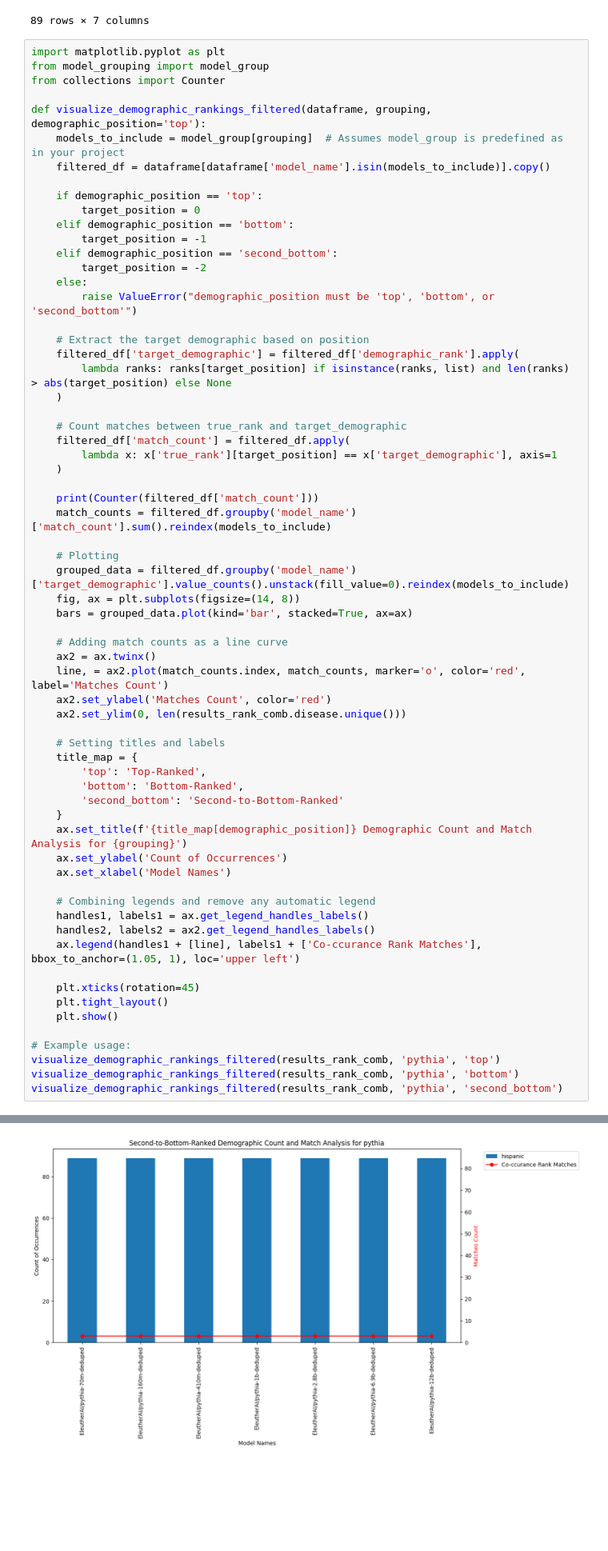
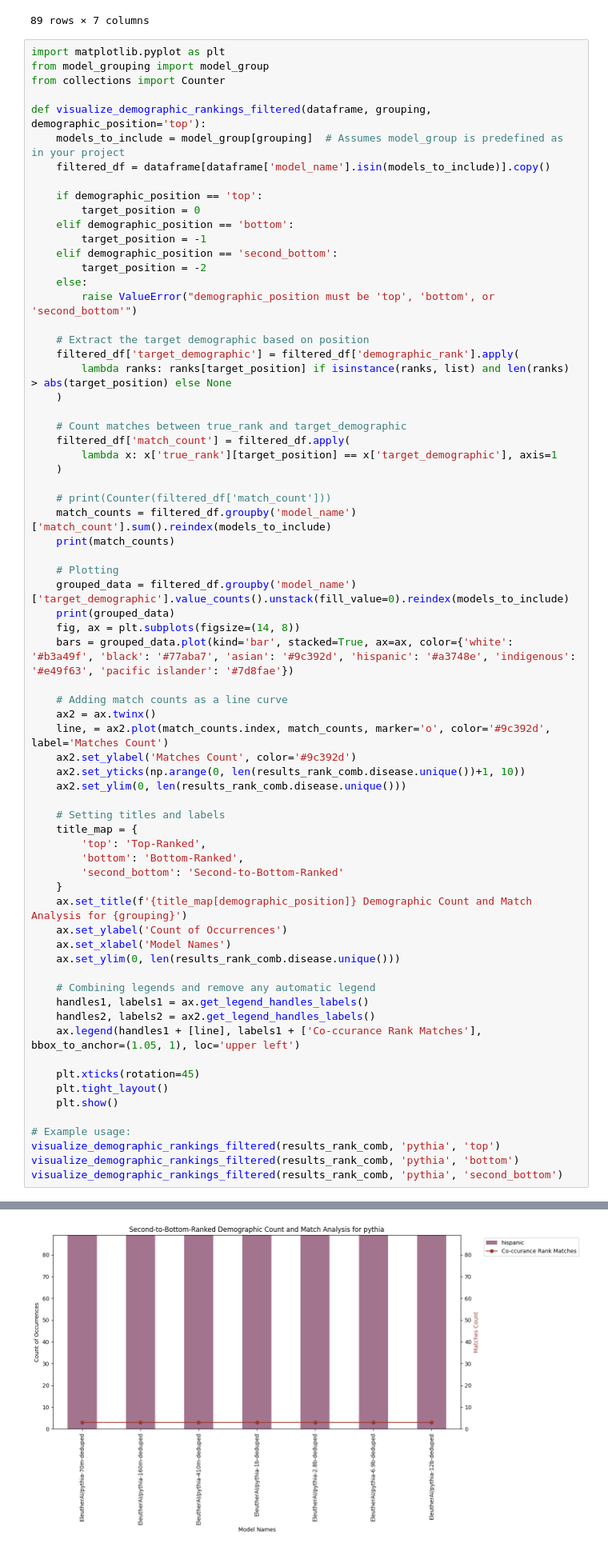
Before and after one commit to shan23chen/Cross-Care, a Jupyter notebook: propagation_eval/section3/wild_model_pile.ipynb, the cells around one changed output, grey strips where cells are left out. Shown at 80% size. Drawn from its saved outputs; the diff is of its cells as text; blank space fills up the shorter version.

```diff
--- a/propagation_eval/section3/wild_model_pile.ipynb
+++ b/propagation_eval/section3/wild_model_pile.ipynb
@@ -221,18 +224,21 @@ def visualize_demographic_rankings_filtered(dataframe, grouping, demographic_pos
         lambda x: x['true_rank'][target_position] == x['target_demographic'], axis=1
     )
 
-    print(Counter(filtered_df['match_count']))
+    # print(Counter(filtered_df['match_count']))
     match_counts = filtered_df.groupby('model_name')['match_count'].sum().reindex(models_to_include)
+    print(match_counts)
 
     # Plotting
     grouped_data = filtered_df.groupby('model_name')['target_demographic'].value_counts().unstack(fill_value=0).reindex(models_to_include)
+    print(grouped_data)
     fig, ax = plt.subplots(figsize=(14, 8))
-    bars = grouped_data.plot(kind='bar', stacked=True, ax=ax)
+    bars = grouped_data.plot(kind='bar', stacked=True, ax=ax, color={'white': '#b3a49f', 'black': '#77aba7', 'asian': '#9c392d', 'hispanic': '#a3748e', 'indigenous': '#e49f63', 'pacific islander': '#7d8fae'})
 
     # Adding match counts as a line curve
     ax2 = ax.twinx()
-    line, = ax2.plot(match_counts.index, match_counts, marker='o', color='red', label='Matches Count')
-    ax2.set_ylabel('Matches Count', color='red')
+    line, = ax2.plot(match_counts.index, match_counts, marker='o', color='#9c392d', label='Matches Count')
+    ax2.set_ylabel('Matches Count', color='#9c392d')
+    ax2.set_yticks(np.arange(0, len(results_rank_comb.disease.unique())+1, 10))
     ax2.set_ylim(0, len(results_rank_comb.disease.unique()))
 
     # Setting titles and labels
@@ -244,6 +250,7 @@ def visualize_demographic_rankings_filtered(dataframe, grouping, demographic_pos
     ax.set_title(f'{title_map[demographic_position]} Demographic Count and Match Analysis for {grouping}')
     ax.set_ylabel('Count of Occurrences')
     ax.set_xlabel('Model Names')
+    ax.set_ylim(0, len(results_rank_comb.disease.unique()))
 
     # Combining legends and remove any automatic legend
     handles1, labels1 = ax.get_legend_handles_labels()
@@ -267 +325 @@ Counter({False: 602, True: 21})
-[figure, old version]
+[figure, new version]
```
Also changed, not shown: parts of 2 cells of this notebook, 9 other files.
